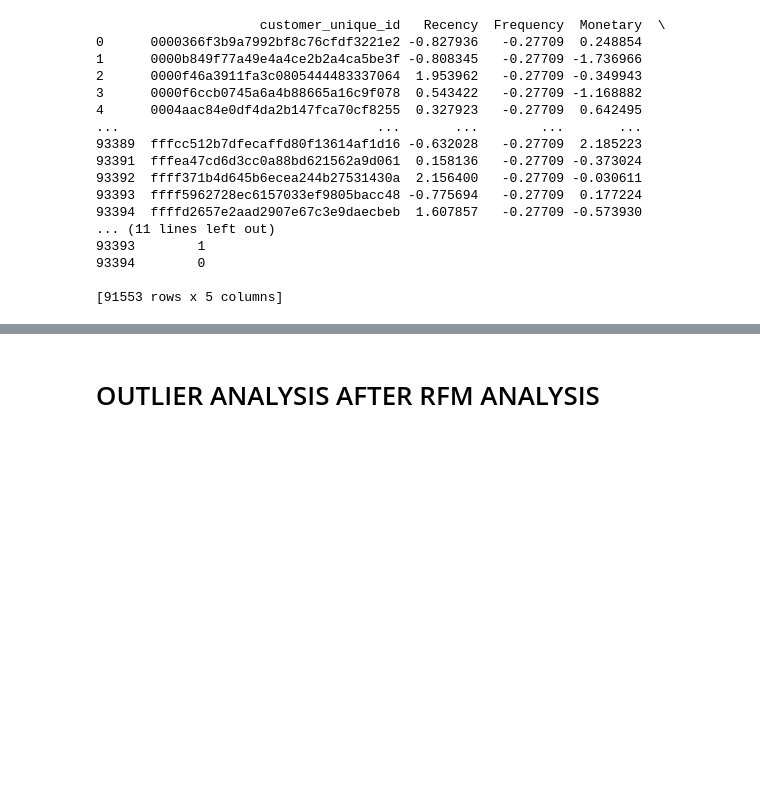
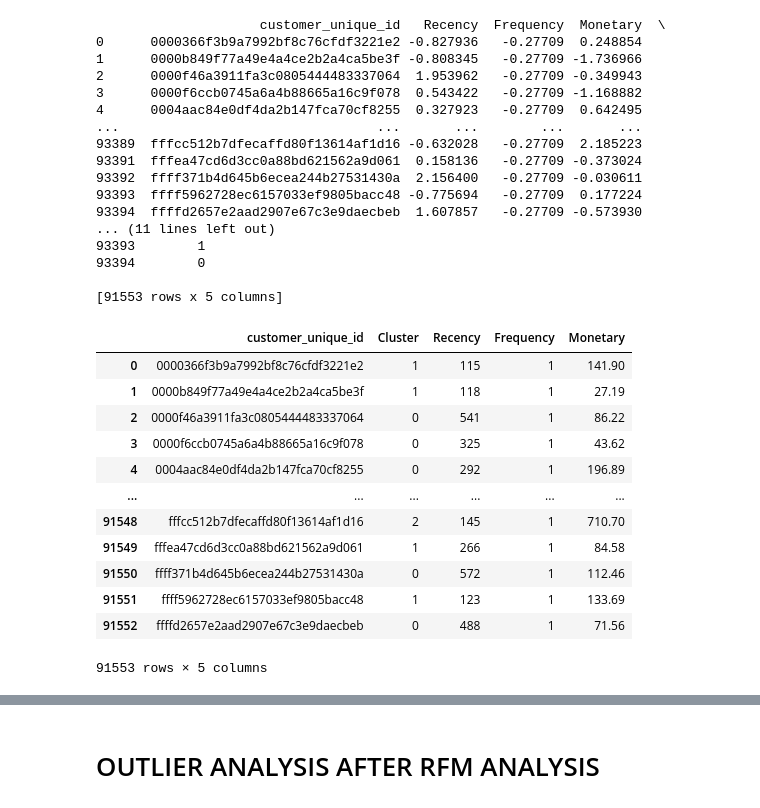
Before and after one commit to Pablocodes1993/finalproject, a Jupyter notebook: CUSTOMER_SEGMENTATION_USING_UNSUPERVISED_METHODS_AND_RFM.ipynb, the cells around one changed output, grey strips where cells are left out. Cells and saved outputs as stored; diff of their text form; code cells hidden in the pictures; blank space fills up the shorter version.

```diff
--- a/CUSTOMER_SEGMENTATION_USING_UNSUPERVISED_METHODS_AND_RFM.ipynb
+++ b/CUSTOMER_SEGMENTATION_USING_UNSUPERVISED_METHODS_AND_RFM.ipynb
@@ -1288,3 +1288,22 @@ print(RFM_log_trans_wo_scaled)
 93394        0
 
 [91553 rows x 5 columns]
+# %%
+RFM_log_trans_wo_scaled = RFM_log_trans_wo_scaled.merge(RFM_df[['customer_unique_id', 'Recency', 'Frequency', 'Monetary']], on='customer_unique_id', how='left')
+RFM_log_trans_wo_scaled[['Recency', 'Frequency', 'Monetary']] = RFM_log_trans_wo_scaled[['Recency_y', 'Frequency_y', 'Monetary_y']]
+RFM_log_trans_wo_scaled.drop(['Recency_x', 'Frequency_x', 'Monetary_x', 'Recency_y', 'Frequency_y', 'Monetary_y'], axis=1, inplace=True)
+RFM_log_trans_wo_scaled
+# %% [output]
+|  | customer_unique_id | Cluster | Recency | Frequency | Monetary |
+| 0 | 0000366f3b9a7992bf8c76cfdf3221e2 | 1 | 115 | 1 | 141.90 |
+| 1 | 0000b849f77a49e4a4ce2b2a4ca5be3f | 1 | 118 | 1 | 27.19 |
+| 2 | 0000f46a3911fa3c0805444483337064 | 0 | 541 | 1 | 86.22 |
+| 3 | 0000f6ccb0745a6a4b88665a16c9f078 | 0 | 325 | 1 | 43.62 |
+| 4 | 0004aac84e0df4da2b147fca70cf8255 | 0 | 292 | 1 | 196.89 |
+| ... | ... | ... | ... | ... | ... |
+| 91548 | fffcc512b7dfecaffd80f13614af1d16 | 2 | 145 | 1 | 710.70 |
+| 91549 | fffea47cd6d3cc0a88bd621562a9d061 | 1 | 266 | 1 | 84.58 |
+| 91550 | ffff371b4d645b6ecea244b27531430a | 0 | 572 | 1 | 112.46 |
+| 91551 | ffff5962728ec6157033ef9805bacc48 | 1 | 123 | 1 | 133.69 |
+| 91552 | ffffd2657e2aad2907e67c3e9daecbeb | 0 | 488 | 1 | 71.56 |
+91553 rows × 5 columns
```
Also changed, not shown: parts of 3 cells of this notebook.
